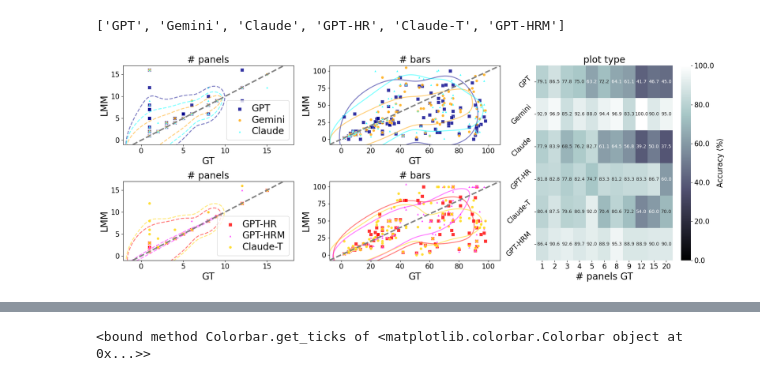
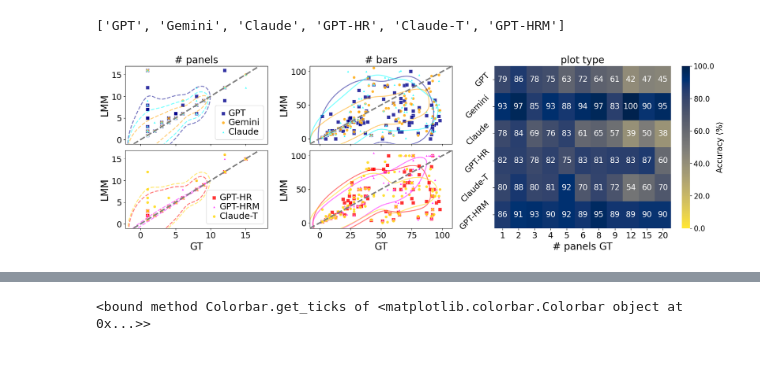
Before and after one commit to ReadingTimeMachine/LLM_VQA_MultiPanel, a Jupyter notebook: figure_notebooks/counting_types_figure2.ipynb, the cells around one changed output, grey strips where cells are left out. Cells and saved outputs as stored; diff of their text form; code cells hidden in the pictures.

```diff
--- a/figure_notebooks/counting_types_figure2.ipynb
+++ b/figure_notebooks/counting_types_figure2.ipynb
@@ -263,28 +263,53 @@ marker_sizes_high, marker_styles_high, \
     marker_min=marker_min, marker_max=marker_max,
     colors_levels=colors_levels_high)
 # %%
-base = 7
-fac = 0.9
+# base = 6
+# fac = 1.2
 
-fig, axes = plt.subplot_mosaic([['low-npanels', 'low-nbars', 'heatmap'],
-                                 ['high-npanels', 'high-nbars', 'heatmap']],
-                                 figsize=(base*3*fac, base))
+# fig, axes = plt.subplot_mosaic([['low-npanels', 'low-nbars', 'heatmap'],
+#                                  ['high-npanels', 'high-nbars', 'heatmap']],
+#                                  figsize=(base*3*fac, base))
+
+
+fig = plt.figure(figsize=(base*3*fac, base))
+# fig = plt.figure(figsize=())
+# gs = fig.add_gridspec(2, 3, hspace=0.08, wspace=0.3)
+gs = fig.add_gridspec(2, 3, hspace=0.08, wspace=0.25, width_ratios=[1, 1, 1.55])
+
+axes = {
+    'low-npanels':  fig.add_subplot(gs[0, 0]),
+    'low-nbars':    fig.add_subplot(gs[0, 1]),
+    'high-npanels': fig.add_subplot(gs[1, 0]),
+    'high-nbars':   fig.add_subplot(gs[1, 1]),
+    'heatmap':      fig.add_subplot(gs[:, 2]),
+}
+
+# pairwise x-sharing
+axes['low-npanels'].sharex(axes['high-npanels'])
+axes['low-nbars'].sharex(axes['high-nbars'])
 
 
 
 fontsize = 20
-tick_fontsize = 15
-legend_fontsize = 20
+tick_fontsize = 17
 barfontsize = 16
 cbar_tick_fontsize = 15
-annot_fontsize = 10
+annot_fontsize = 16
 #annot_fmt = '.1f'
 annot_fmt = '.0f' # whole numbers
 
-handletextpad=0.3
-labelspacing=0.2
+cmap = 'cividis_r'
+# cmap = 'bone'
 
-legend_loc = None
+barpad = 2
+
+
+# legend
+legend_fontsize = 18
+handletextpad=0.1
+labelspacing=0.1
+legend_loc = 'lower right' #None
+handlelength=1.0
 
 fudge = 2
 levels = {'npanels':[0.1], 'nbars':[0.5]}
@@ -292,7 +317,6 @@ plot_kde = True
 eq_linethick = 3
 eq_linestyle = '--'
 eq_linecolor = 'gray'
-cmap = 'bone'
 plot_diffs = False
 normalize_diff = False
 take_abs = True
@@ -328,7 +352,8 @@ for modeltype, labels, colors, marker_styles, marker_sizes, dfplot, name in zip(
         add_kde_contours(axes[name+'-npanels'], gt, lmm, colors[model],
                                         labels[model], marker_styles[model], marker_sizes[model],
                                         levels=levels['npanels'], plot_kde=plot_kde, linestyle=['--'])
-    axes[name+'-npanels'].legend(fontsize=legend_fontsize, loc=legend_loc, handletextpad=handletextpad, labelspacing=labelspacing)
+    axes[name+'-npanels'].legend(fontsize=legend_fontsize, loc=legend_loc,
+                        handletextpad=handletextpad, labelspacing=labelspacing, handlelength=handlelength)
     # axes[name+'-npanels'].legend(handletextpad=handletextpad, labelspacing=labelspacing)  # labelspacing controls vertical gap between entries
     axes[name+'-npanels'].plot([np.min(gt)-q['yfudge'], np.max(gt)+q['yfudge']],
                             [np.min(gt)-q['yfudge'], np.max(gt)+q['yfudge']],
@@ -340,6 +365,15 @@ for modeltype, labels, colors, marker_styles, marker_sizes, dfplot, name in zip(
     axes[name+'-npanels'].set_xlabel('GT', fontsize=fontsize)
     axes[name+'-npanels'].set_ylabel('LMM', fontsize=fontsize)
     axes[name+'-npanels'].set_title(gttag.removesuffix(' GT'), fontsize=fontsize)
+
+    if name == 'high':
+        axes[name+'-npanels'].set_xlabel('GT', fontsize=fontsize)
+
+    #axes[name+'-npanels'].set_ylabel('LMM', fontsize=fontsize)
+    if name == 'low':
+        axes[name+'-npanels'].set_title(gttag.removesuffix(' GT'), fontsize=fontsize)
+    if name == 'high':
+        axes[name+'-npanels'].set_xlabel('GT', fontsize=fontsize)
 
 
 
@@ -377,6 +411,11 @@ for modeltype, labels, colors, marker_styles, marker_sizes, name in zip([low_mod
     #axes[name+'-nbars'].set_ylabel(name.capitalize() + '-level LMM' + gttag.removesuffix(' GT'))
     axes[name+'-nbars'].set_ylabel('LMM', fontsize=fontsize)
     axes[name+'-nbars'].set_title(gttag.removesuffix(' GT'), fontsize=fontsize)
+
+    if name == 'high':
+        axes[name+'-nbars'].set_xlabel('GT', fontsize=fontsize)
+
+
 
 
 
@@ -436,36 +475,44 @@ for imodel, model in enumerate(models):
 #dfplot = pd.concat([df_low,df_high])
 acctag = r'Accuracy $\mathrm{\langle \% \rangle}$' #CER <[%]>'
 
 for k,d in counts_df.items():
     if d['use bar']:
         dfc = pd.DataFrame(d['df'])
         cgt = dfc.columns[~dfc.columns.isin(['Model','Accuracy <[%]>'])][0]
         pivot = dfc.pivot(index='Model', columns=cgt, values='Accuracy <[%]>')
         pivot = pivot.reindex(model_order)
-        sns.heatmap(pivot, annot=True, fmt='.1f', cmap=cmap,
+        sns.heatmap(pivot, annot=True, fmt=annot_fmt, cmap=cmap,
             vmin=0, vmax=100, ax=axes['heatmap'], annot_kws={'size': annot_fontsize})
         axes['heatmap'].set_yticklabels(axes['heatmap'].get_yticklabels(),
                                  rotation=45, ha='right', va='center')
         axes['heatmap'].set_ylabel('LMM '+k)
         cbar_ax = axes['heatmap'].collections[0].colorbar
         # cbar.set_label('Accuracy <[%]>', fontsize=12, labelpad=10)
-        cbar_ax.set_label(acctag, fontsize=barfontsize)#, labelpad=barpad)
+        cbar_ax.set_label(acctag, fontsize=barfontsize, labelpad=barpad)
         cbar_ax.set_ticklabels(cbar_ax.get_ticks(), fontsize=cbar_tick_fontsize)
 
 # plot type
 axes['heatmap'].set_title('plot type', fontsize=fontsize)
 axes['heatmap'].set_ylabel('')                       # remove "Model" y-axis label
 axes['heatmap'].set_xlabel(gttag, fontsize=fontsize)
 
+for key in ['low-npanels', 'low-nbars']:
+    plt.setp(axes[key].get_xticklabels(), visible=False)
+
+for key in ['high-npanels', 'high-nbars']:
+    axes[key].set_title('')
+for key in ['low-npanels', 'low-nbars']:
+    axes[key].set_xlabel('')
+    plt.setp(axes[key].get_xticklabels(), visible=False)  # also hide tick labels
 
 # set font sizes
 for k,ax in axes.items():
     # Set tick label font sizes for second subplot
     ax.tick_params(axis='both', which='major', labelsize=tick_fontsize)
 
-fig.tight_layout()
+# fig.tight_layout()
 
-fig.savefig(save_fig_dir + 'simple_count_and_type.pdf')
+fig.savefig(save_fig_dir + 'simple_count_and_type.pdf', bbox_inches='tight')
 # %% [output]
-[figure, old version]
+[figure, new version]
 # %%
```
Also changed, not shown: parts of 1 cell of this notebook.
